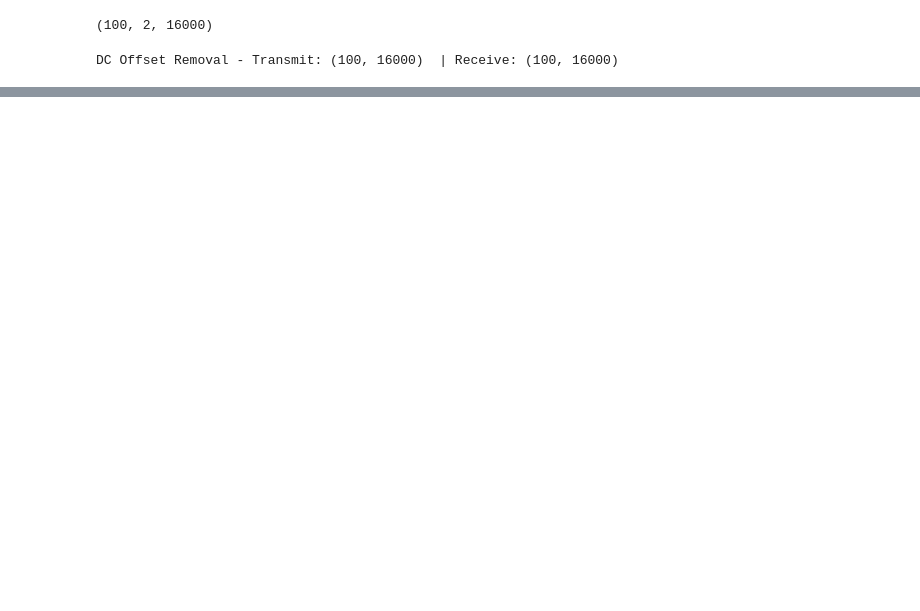
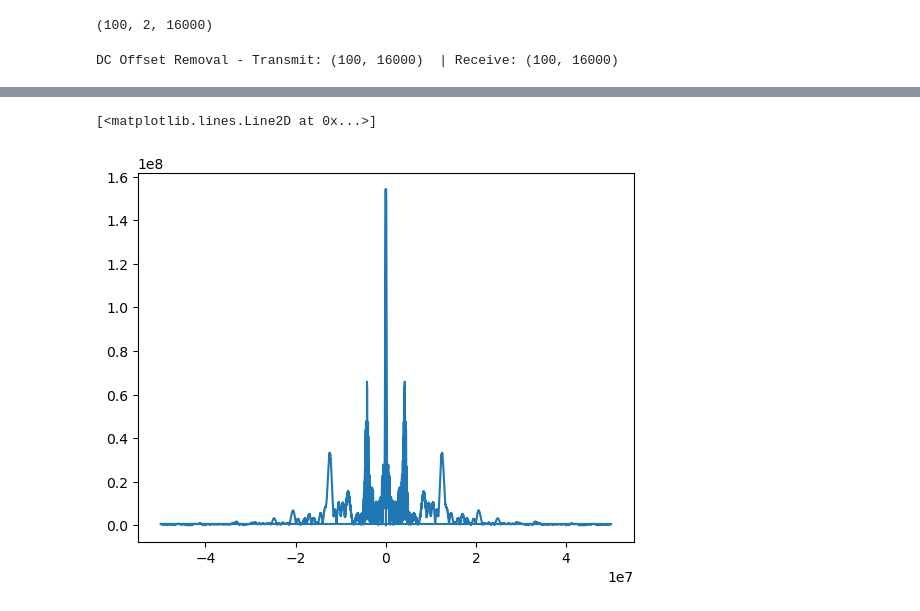
Before and after one commit to madhviasthana/Bio-Medical-Signal-Processing, a Jupyter notebook: codebase/runnable/frequency_domain_analysis.ipynb, the cells around one changed output, grey strips where cells are left out. Drawn from its saved outputs; the diff is of its cells as text; code cells hidden in the pictures; blank space fills up the shorter version.

```diff
--- a/codebase/runnable/frequency_domain_analysis.ipynb
+++ b/codebase/runnable/frequency_domain_analysis.ipynb
@@ -94,0 +174,8 @@ plot_signal_fft(receive[0,:], fs)
+# %%
+# Without shift
+S = np.fft.fft(s)
+f = np.fft.fftfreq(len(s), d=1/fs)  # fs is sampling frequency
+plt.plot(f, np.abs(S))
+# %% [output]
+[<matplotlib.lines.Line2D at 0x...>]
+[figure, added]
```
Also changed, not shown: parts of 17 cells of this notebook, 3 other files.
